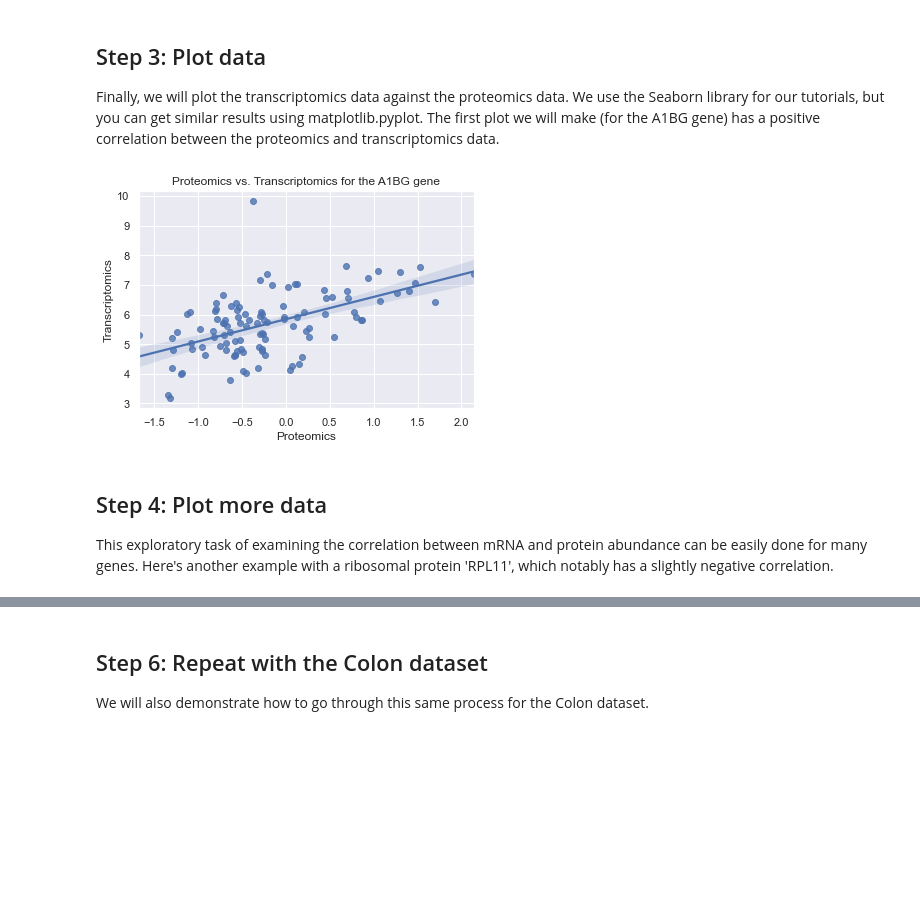
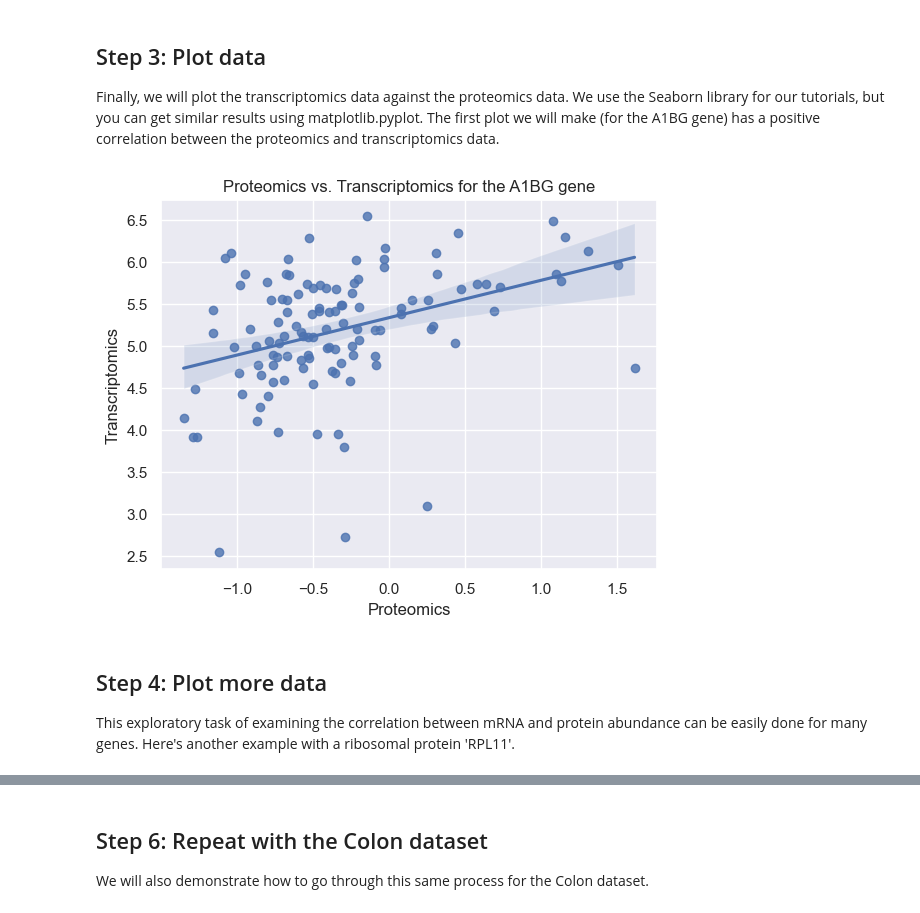
Before and after one commit to PayneLab/cptac, a Jupyter notebook: notebooks/usecase01_omics.ipynb, the cells around one changed output, grey strips where cells are left out. Cells and saved outputs as stored; diff of their text form; code cells hidden in the pictures; blank space fills up the shorter version.

```diff
--- a/notebooks/usecase01_omics.ipynb
+++ b/notebooks/usecase01_omics.ipynb
@@ -23,6 +23,6 @@ Now that we've imported the package and loaded the data, we can begin to extract
 
 We use the `en.multi_join()` function to join the A1BG columns from the proteomics and transcriptomics dataframes into a single dataframe.
 # %%
-A1BG_cross = en.multi_join({"awg proteomics": "A1BG", "awg transcriptomics": "A1BG"})
+A1BG_cross = en.multi_join({"umich proteomics": "A1BG", "bcm transcriptomics": "A1BG"})
 A1BG_cross.head()
 # %% [output]
@@ -39,16 +41,14 @@ A1BG_cross.head()
 Finally, we will plot the transcriptomics data against the proteomics data. We use the Seaborn library for our tutorials, but you can get similar results using matplotlib.pyplot. The first plot we will make (for the A1BG gene) has a positive correlation between the proteomics and transcriptomics data.
 # %%
 sns.set(style="darkgrid")
-plot = sns.regplot(x=A1BG_cross.columns[0], y=A1BG_cross.columns[1],
-                   data=A1BG_cross)
-plot.set(xlabel='Proteomics', ylabel='Transcriptomics',
-         title='Proteomics vs. Transcriptomics for the A1BG gene')
+plot = sns.regplot(x='A1BG_umich_proteomics', y='A1BG_bcm_transcriptomics', data=A1BG_cross)
+plot.set(xlabel='Proteomics', ylabel='Transcriptomics', title='Proteomics vs. Transcriptomics for the A1BG gene')
 plt.show()
 # %% [output]
-[figure, old version]
+[figure, new version]
 # %% [markdown]
 ## Step 4: Plot more data
 
-This exploratory task of examining the correlation between mRNA and protein abundance can be easily done for many genes. Here's another example with a ribosomal protein 'RPL11', which notably has a slightly negative correlation.
+This exploratory task of examining the correlation between mRNA and protein abundance can be easily done for many genes. Here's another example with a ribosomal protein 'RPL11'.
 # %%
 gene = 'RPL11'
```
Also changed, not shown: parts of 5 cells of this notebook, 4 other files.
